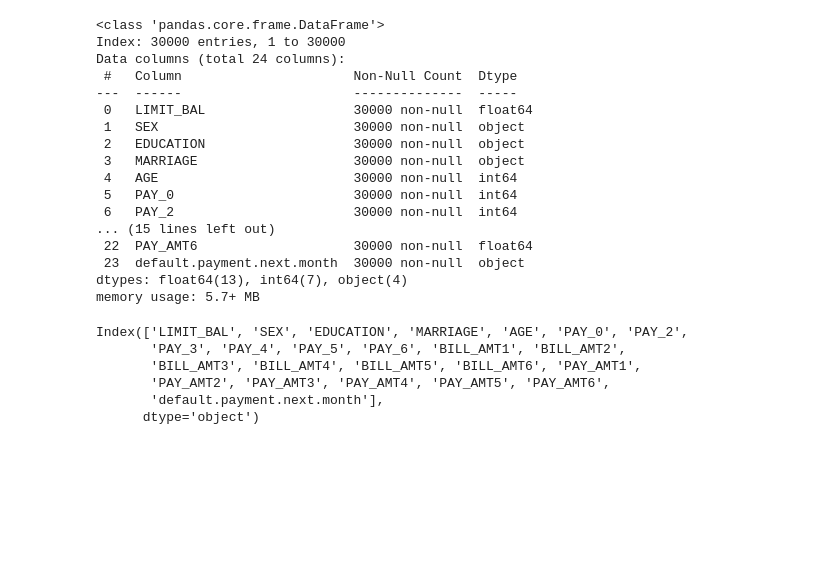
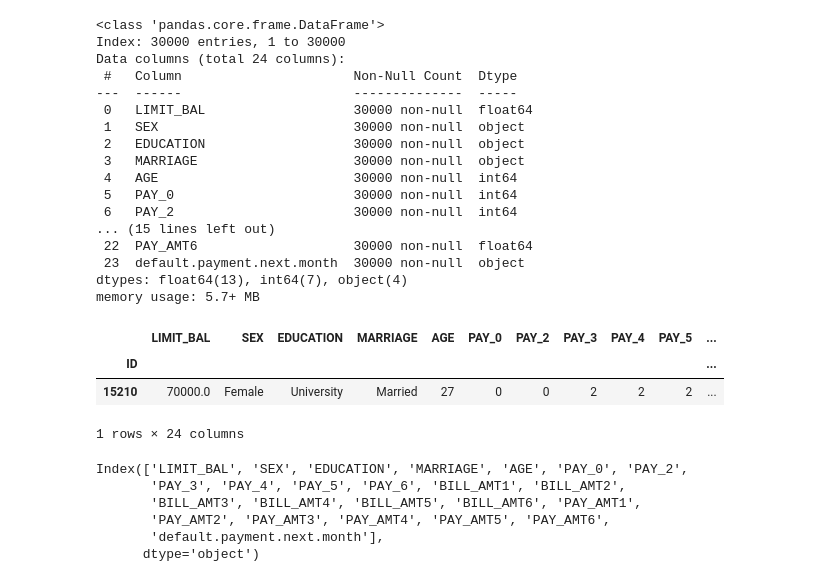
Before and after one commit to Akashrajmani19/Credit_Card_Default_Prediction_and_Model_Deployment_Project, a Jupyter notebook: notebooks/Model_training and Experimentation.ipynb, the cells around one changed output. Cells and saved outputs as stored; diff of their text form; code cells hidden in the pictures; blank space fills up the shorter version.

```diff
--- a/notebooks/Model_training and Experimentation.ipynb
+++ b/notebooks/Model_training and Experimentation.ipynb
@@ -46,6 +54,13 @@ Data columns (total 24 columns):
  23  default.payment.next.month  30000 non-null  object
 dtypes: float64(13), int64(7), object(4)
 memory usage: 5.7+ MB
+# %%
+df.sample(1)
+# %% [output]
+|  | LIMIT_BAL | SEX | EDUCATION | MARRIAGE | AGE | PAY_0 | PAY_2 | PAY_3 | PAY_4 | PAY_5 | ... |
+| ID |  |  |  |  |  |  |  |  |  |  | ... |
+| 15210 | 70000.0 | Female | University | Married | 27 | 0 | 0 | 2 | 2 | 2 | ... |
+1 rows × 24 columns
 # %%
 df.columns
 # %% [output]
```
Also changed, not shown: parts of 1 cell of this notebook, 4 other files.
